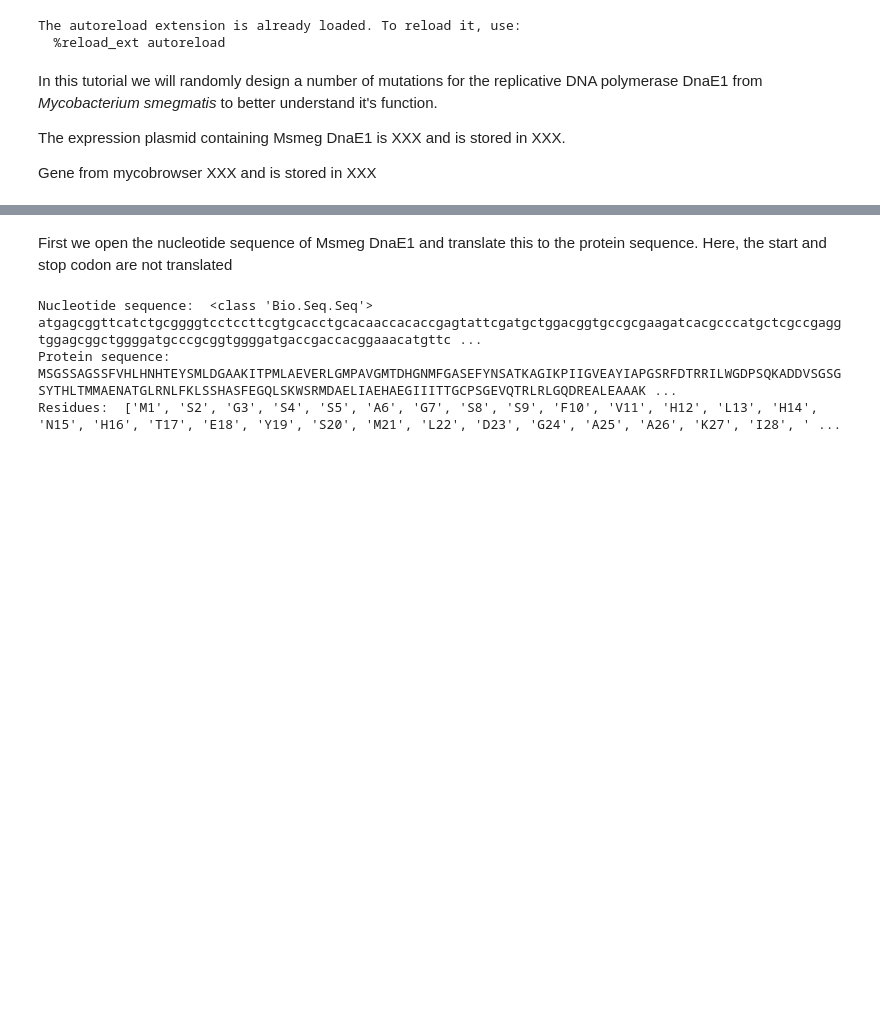
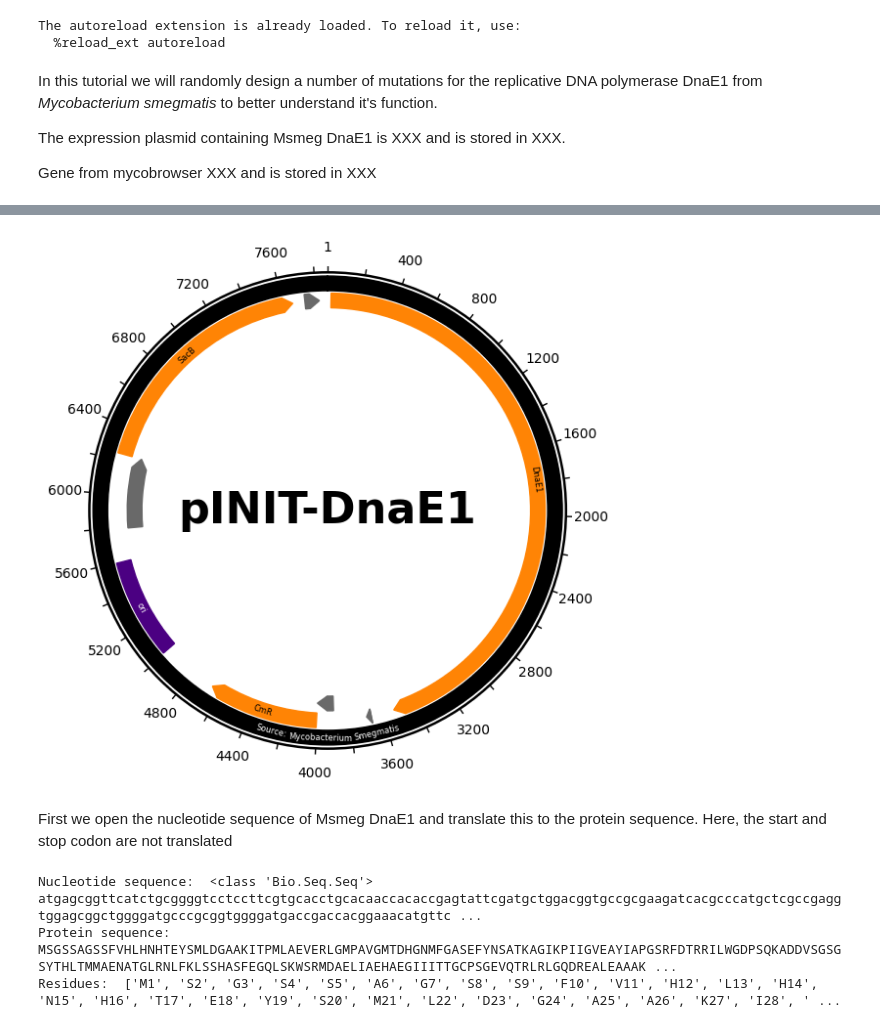
Before and after one commit to CDDLeiden/PyVADesign, a Jupyter notebook: tutorial/tutorial.ipynb, the cells around one changed output, grey strips where cells are left out. Drawn from its saved outputs; the diff is of its cells as text; code cells hidden in the pictures; blank space fills up the shorter version.

Commit message:
add function to parse snapgene file and plot vector

```diff
--- a/tutorial/tutorial.ipynb
+++ b/tutorial/tutorial.ipynb
@@ -37,7 +40,7 @@ Gene from mycobrowser XXX and is stored in XXX <br>
 # %%
 # File locations for input and output
 
-vector = 'files/snapgene_vector.dna' # TODO Change name and change vector (see snapgene computer which one to take)
+vectorfile = 'files/snapgene_vector.dna' # TODO Change name and change vector (see snapgene computer which one to take)
 msmeg_dnae1 = 'files/A0QX55.fasta'  # M. smegmatis DnaE1 gene
 gene_name = "Msmeg_DnaE1"
 output_location = 'output/'  # Location to store the files created in this notebook
@@ -62,0 +50,8 @@ plt.show()
+# %%
+# TODO Add primers as well in snapgene output
+# TODO Do the same for gb files
+
+# process vector
+vector = SnapGeneOutput.read_snapgene_dna_file(vectorfile)
+
+vector_features = extract_snapgene_features(vector, organism=codon_usage)
@@ -62,0 +70,8 @@ plt.show()
+# %%
+ax, fig = plot_vector(vector, vector_features, figsize=(6,6), fontsize=6)
+
+# Save the vector
+
+fig.savefig(os.path.join(output_location, f'vector_{vector.name}.png'))
+# %% [output]
+[figure, added]
```
Also changed, not shown: parts of 15 cells of this notebook, 18 other files.
